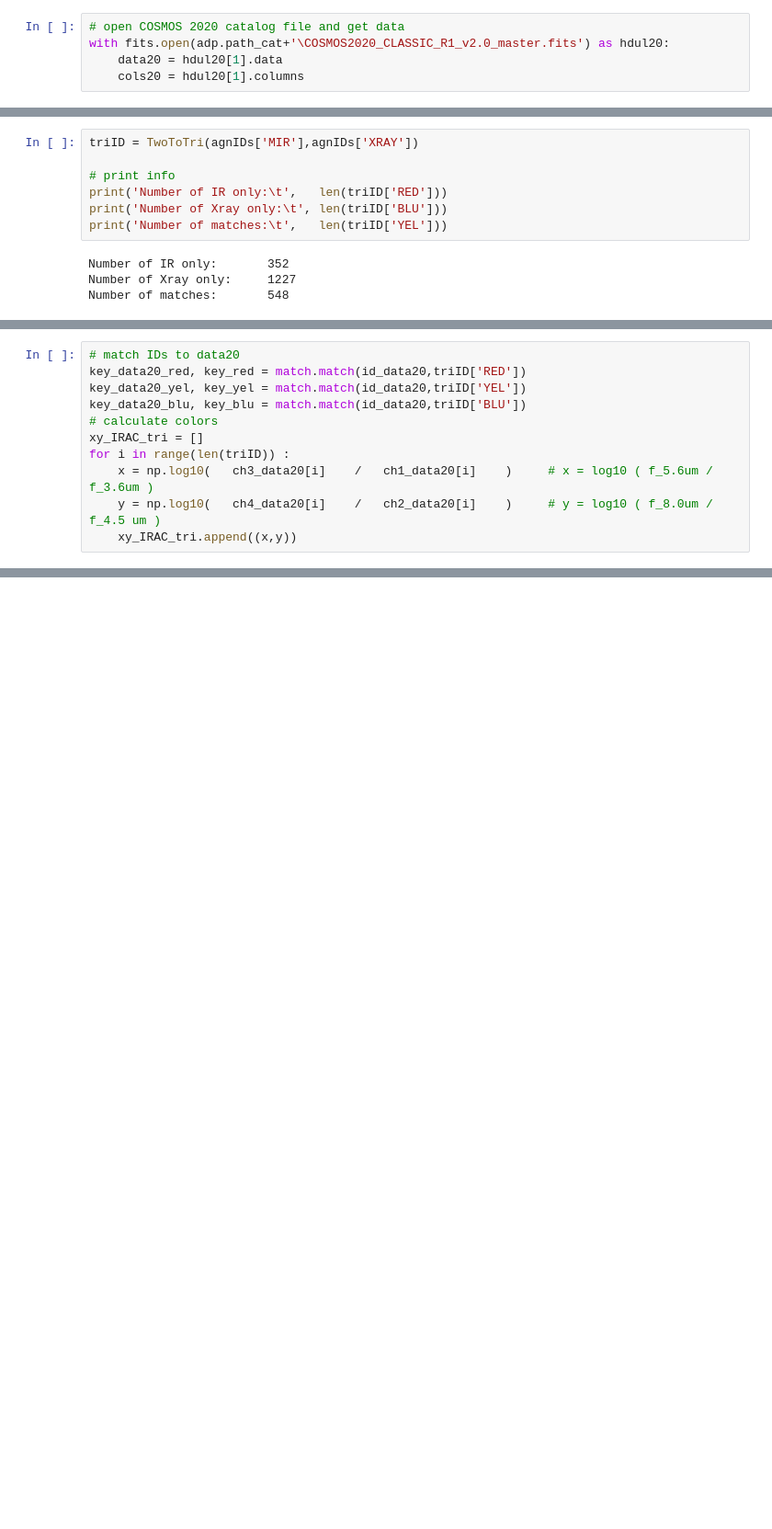
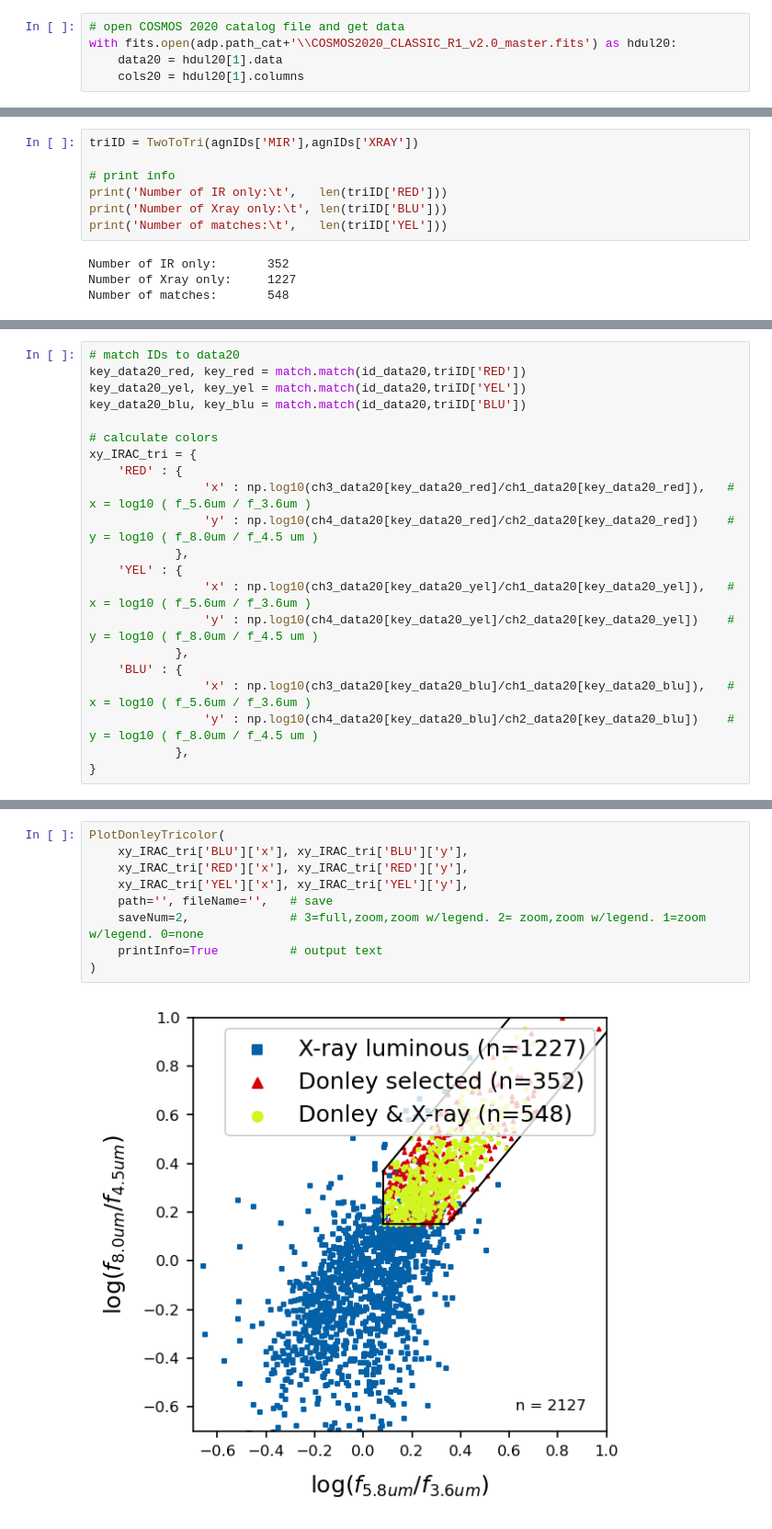
Before and after one commit to parallax-xallaraq/IfA-REU-Project, a Jupyter notebook: Code/v2_ColorColorPlotting.ipynb, the cells around one changed output, grey strips where cells are left out. Shown: that part at 92% size. Drawn from its saved outputs; the diff is of its cells as text; blank space fills up the shorter version.

Commit message:
make tricolor c-c plot for all z

```diff
--- a/Code/v2_ColorColorPlotting.ipynb
+++ b/Code/v2_ColorColorPlotting.ipynb
@@ -32,7 +32,7 @@ Number of MIR AGN:       900
 Number of Xray AGN:      1775
 # %%
 # open COSMOS 2020 catalog file and get data
-with fits.open(adp.path_cat+'\COSMOS2020_CLASSIC_R1_v2.0_master.fits') as hdul20:
+with fits.open(adp.path_cat+'\\COSMOS2020_CLASSIC_R1_v2.0_master.fits') as hdul20:
     data20 = hdul20[1].data
     cols20 = hdul20[1].columns
 # %%
@@ -106,9 +126,19 @@ Number of matches:       548
 key_data20_red, key_red = match.match(id_data20,triID['RED'])
 key_data20_yel, key_yel = match.match(id_data20,triID['YEL'])
 key_data20_blu, key_blu = match.match(id_data20,triID['BLU'])
+
 # calculate colors
-xy_IRAC_tri = []
-for i in range(len(triID)) :
-    x = np.log10(   ch3_data20[i]    /   ch1_data20[i]    )     # x = log10 ( f_5.6um / f_3.6um )
-    y = np.log10(   ch4_data20[i]    /   ch2_data20[i]    )     # y = log10 ( f_8.0um / f_4.5 um )
-    xy_IRAC_tri.append((x,y))
+xy_IRAC_tri = {
+    'RED' : {
+                'x' : np.log10(ch3_data20[key_data20_red]/ch1_data20[key_data20_red]),   # x = log10 ( f_5.6um / f_3.6um )
+                'y' : np.log10(ch4_data20[key_data20_red]/ch2_data20[key_data20_red])    # y = log10 ( f_8.0um / f_4.5 um )
+            },
+    'YEL' : {
+                'x' : np.log10(ch3_data20[key_data20_yel]/ch1_data20[key_data20_yel]),   # x = log10 ( f_5.6um / f_3.6um )
+                'y' : np.log10(ch4_data20[key_data20_yel]/ch2_data20[key_data20_yel])    # y = log10 ( f_8.0um / f_4.5 um )
+            },
+    'BLU' : {
+                'x' : np.log10(ch3_data20[key_data20_blu]/ch1_data20[key_data20_blu]),   # x = log10 ( f_5.6um / f_3.6um )
+                'y' : np.log10(ch4_data20[key_data20_blu]/ch2_data20[key_data20_blu])    # y = log10 ( f_8.0um / f_4.5 um )
+            },
+}
@@ -116,0 +198,11 @@ for i in range(len(triID)) :
+# %%
+PlotDonleyTricolor(
+    xy_IRAC_tri['BLU']['x'], xy_IRAC_tri['BLU']['y'],
+    xy_IRAC_tri['RED']['x'], xy_IRAC_tri['RED']['y'],
+    xy_IRAC_tri['YEL']['x'], xy_IRAC_tri['YEL']['y'],
+    path='', fileName='',   # save
+    saveNum=2,              # 3=full,zoom,zoom w/legend. 2= zoom,zoom w/legend. 1=zoom w/legend. 0=none
+    printInfo=True          # output text
+)
+# %% [output]
+[figure, added]
```
Also changed, not shown: parts of 8 cells of this notebook, 1 other file.
